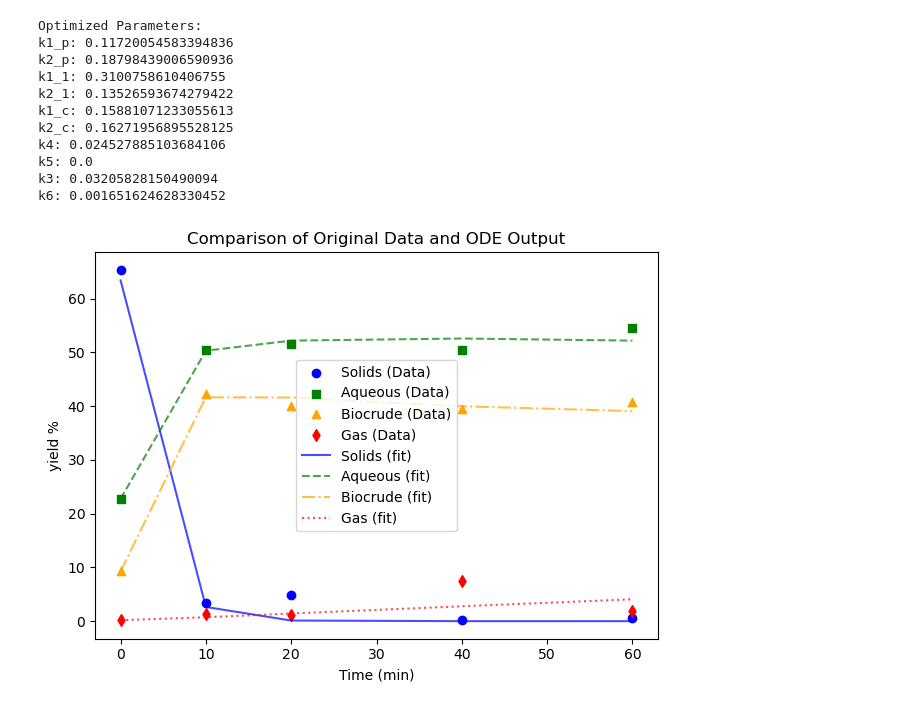
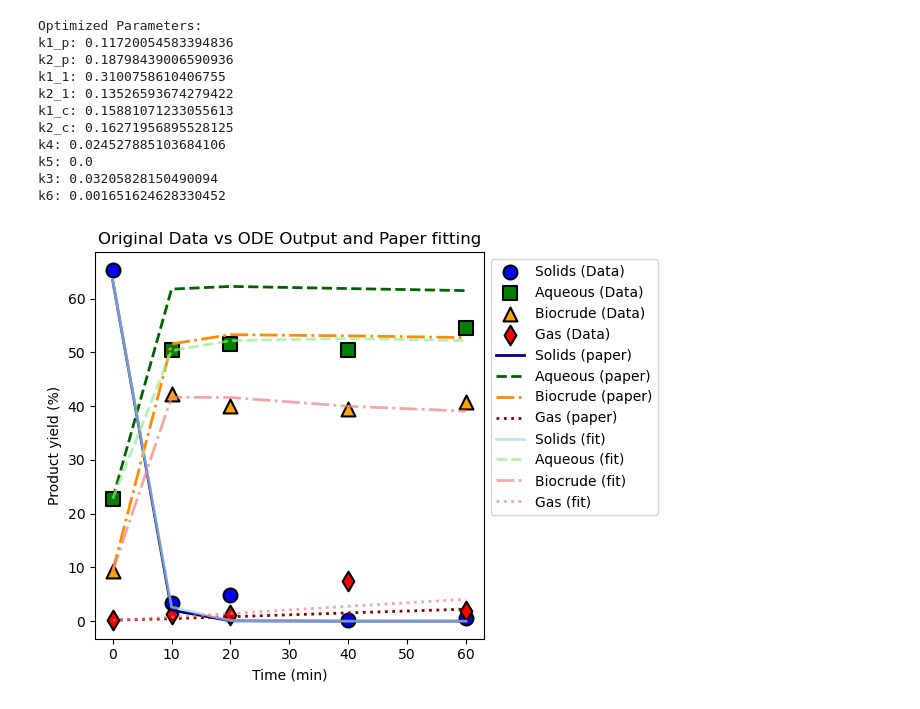
Before and after one commit to BeltranVV/Project2, a Jupyter notebook: Project_2_V2.ipynb, the cells around one changed output. Drawn from its saved outputs; the diff is of its cells as text; code cells hidden in the pictures.

```diff
--- a/Project_2_V2.ipynb
+++ b/Project_2_V2.ipynb
@@ -122,29 +121,54 @@ k4: 0.024527885103684106
 k5: 0.0
 k3: 0.03205828150490094
 k6: 0.001651624628330452
+# %%
+k1_p_paper= 0.2
+k2_p_paper= 0.13
+k1_1_paper= 0.35
+k2_1_paper= 0.11
+k1_c_paper= 0.35
+k2_c_paper= 0.0001
+k4_paper= 0.12
+k5_paper= 0.0004
+k3_paper= 0.14
+k6_paper= 0.0002
+# %%
+ODE_paper_results = odeint(MyODEs, y0_2, t_steps, args=(k1_p_paper, k2_p_paper, k1_1_paper, k2_1_paper, k1_c_paper, k2_c_paper,k4_paper,k5_paper, k3_paper,k6_paper))
+ODE_paper_results_solids = ODE_paper_results[:, 0] + ODE_paper_results[:, 1] + ODE_paper_results[:, 2] #solids are the summation of lipids+carbs+prot
+ODE_paper_results_aqueous = ODE_paper_results[:, 3]
+ODE_paper_results_biocrude = ODE_paper_results[:, 4]
+ODE_paper_results_gas = ODE_paper_results[:, 5]
 # %%
+#plotting the fitted vs the original data
 ODE_output_results = odeint(MyODEs, y0_2, t_steps, args=(optimized_params[0], optimized_params[1], optimized_params[2], optimized_params[3], optimized_params[4], optimized_params[5],optimized_params[6],optimized_params[7], optimized_params[8],optimized_params[9]))
 ODE_output_results_solids = ODE_output_results[:, 0] + ODE_output_results[:, 1] + ODE_output_results[:, 2]
 ODE_output_results_aqueous = ODE_output_results[:, 3]
 ODE_output_results_biocrude = ODE_output_results[:, 4]
 ODE_output_results_gas = ODE_output_results[:, 5]
 
-plt.scatter(t_steps, solids, label='Solids (Data)', marker='o', color='blue')
-plt.scatter(t_steps, aqueous, label='Aqueous (Data)', marker='s', color='green')
-plt.scatter(t_steps, biocrude, label='Biocrude (Data)', marker='^', color='orange')
-plt.scatter(t_steps, gas, label='Gas (Data)', marker='d', color='red')
+plt.scatter(t_steps, solids, label='Solids (Data)', marker='o', color='blue', edgecolors='black', linewidths=1.5, s=100)
+plt.scatter(t_steps, aqueous, label='Aqueous (Data)', marker='s', color='green', edgecolors='black', linewidths=1.5, s=100)
+plt.scatter(t_steps, biocrude, label='Biocrude (Data)', marker='^', color='orange', edgecolors='black', linewidths=1.5, s=100)
+plt.scatter(t_steps, gas, label='Gas (Data)', marker='d', color='red', edgecolors='black', linewidths=1.5, s=100)
 
-plt.plot(t_steps, ODE_output_results_solids, label='Solids (fit)', linestyle='-', color='blue', alpha=0.7)
-plt.plot(t_steps, ODE_output_results_aqueous, label='Aqueous (fit)', linestyle='--', color='green', alpha=0.7)
-plt.plot(t_steps, ODE_output_results_biocrude, label='Biocrude (fit)', linestyle='-.', color='orange', alpha=0.7)
-plt.plot(t_steps, ODE_output_results_gas, label='Gas (fit)', linestyle=':', color='red', alpha=0.7)
+plt.plot(t_steps, ODE_paper_results_solids, label='Solids (paper)', linestyle='-', color='darkblue', alpha=1.0, linewidth=2.0)
+plt.plot(t_steps, ODE_paper_results_aqueous, label='Aqueous (paper)', linestyle='--', color='darkgreen', alpha=1.0, linewidth=2.0)
+plt.plot(t_steps, ODE_paper_results_biocrude, label='Biocrude (paper)', linestyle='-.', color='darkorange', alpha=1.0, linewidth=2.0)
+plt.plot(t_steps, ODE_paper_results_gas, label='Gas (paper)', linestyle=':', color='darkred', alpha=1.0, linewidth=2.0)
+
+plt.plot(t_steps, ODE_output_results_solids, label='Solids (fit)', linestyle='-', color='lightblue', alpha=0.7, linewidth=2.0)
+plt.plot(t_steps, ODE_output_results_aqueous, label='Aqueous (fit)', linestyle='--', color='lightgreen', alpha=0.7, linewidth=2.0)
+plt.plot(t_steps, ODE_output_results_biocrude, label='Biocrude (fit)', linestyle='-.', color='lightcoral', alpha=0.7, linewidth=2.0)
+plt.plot(t_steps, ODE_output_results_gas, label='Gas (fit)', linestyle=':', color='lightcoral', alpha=0.7, linewidth=2.0)
 
 plt.xlabel('Time (min)')
-plt.ylabel('yield %')
-plt.title('Comparison of Original Data and ODE Output')
-plt.legend(loc='best')
+plt.ylabel('Product yield (%)')
+plt.title('Original Data vs ODE Output and Paper fitting')
+
+plt.legend(loc='upper left', bbox_to_anchor=(1, 1))
 
 plt.tight_layout()
+plt.savefig('ODE_output.png', bbox_inches='tight')
 plt.show()
 # %% [output]
-[figure, old version]
+[figure, new version]
```
Also changed, not shown: parts of 23 cells of this notebook.
